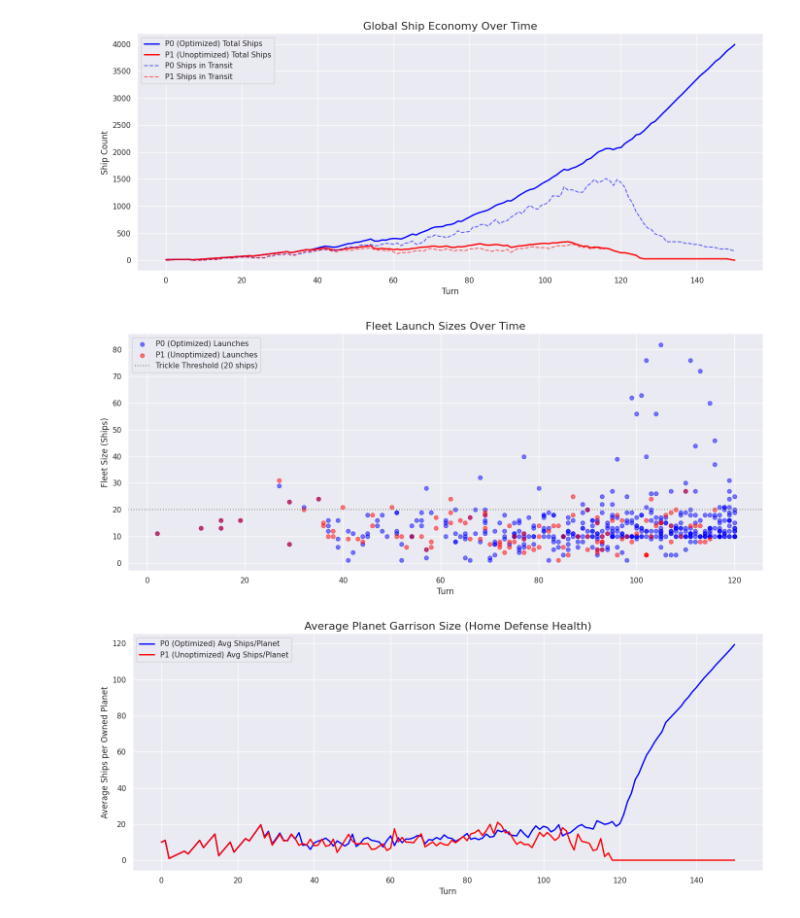
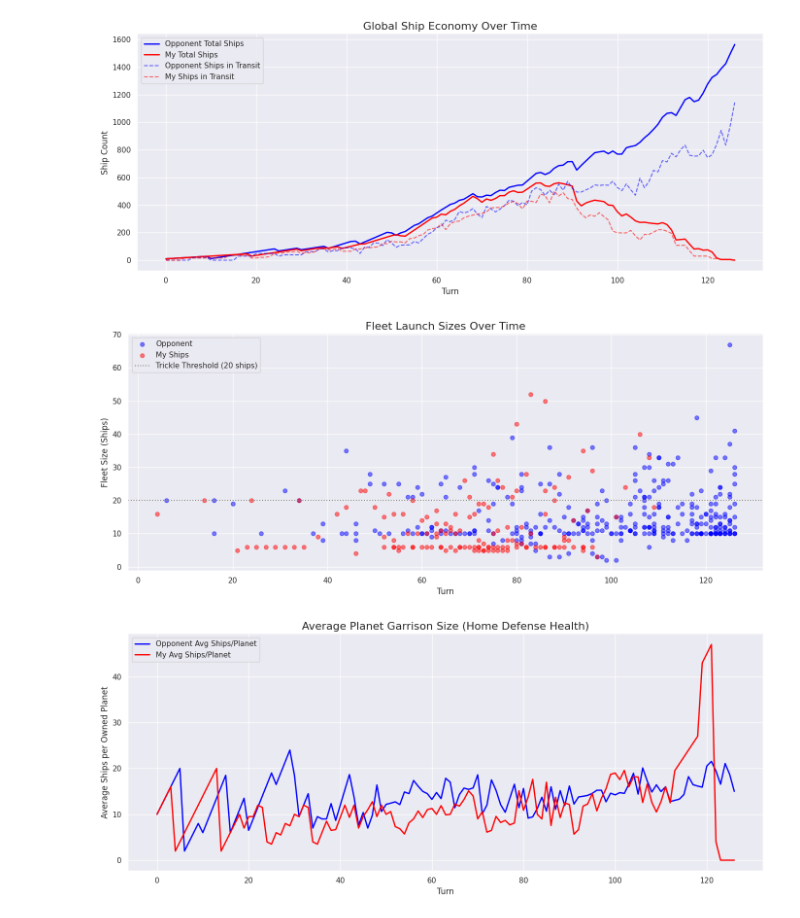
Before and after one commit to S4K50M/OrbitWars, a Jupyter notebook: eda/eda_replay.ipynb, the cells around one changed output. Saved outputs shown, nothing was run; the diff lists cells and outputs as text; code cells hidden in the pictures.

```diff
--- a/eda/eda_replay.ipynb
+++ b/eda/eda_replay.ipynb
@@ -37,7 +37,7 @@ def load_replay(filepath):
         return None
 
 # Make sure this path exactly matches where your script saved the file!
-steps = load_replay("../replays/replay_match_1_2-player_seed281258.html")
+steps = load_replay("../replays/match_3_1v1Duel_seed649922.html")
 
 if steps is not None:
     print(f"Successfully loaded {len(steps)} turns.")
@@ -99,11 +99,11 @@ df_launches = pd.DataFrame(fleet_launches)
 # %%
 plt.figure(figsize=(14, 6))
 
-plt.plot(df_eco['turn'], df_eco['P0_Total'], label='P0 (Optimized) Total Ships', color='blue', linewidth=2)
-plt.plot(df_eco['turn'], df_eco['P1_Total'], label='P1 (Unoptimized) Total Ships', color='red', linewidth=2)
+plt.plot(df_eco['turn'], df_eco['P1_Total'], label='Opponent Total Ships', color='blue', linewidth=2)
+plt.plot(df_eco['turn'], df_eco['P0_Total'], label='My Total Ships', color='red', linewidth=2)
 
-plt.plot(df_eco['turn'], df_eco['P0_Fleets'], label='P0 Ships in Transit', color='blue', linestyle='--', alpha=0.6)
-plt.plot(df_eco['turn'], df_eco['P1_Fleets'], label='P1 Ships in Transit', color='red', linestyle='--', alpha=0.6)
+plt.plot(df_eco['turn'], df_eco['P1_Fleets'], label='Opponent Ships in Transit', color='blue', linestyle='--', alpha=0.6)
+plt.plot(df_eco['turn'], df_eco['P0_Fleets'], label='My Ships in Transit', color='red', linestyle='--', alpha=0.6)
 
 plt.title('Global Ship Economy Over Time', fontsize=16)
 plt.xlabel('Turn', fontsize=12)
@@ -112,7 +112,7 @@ plt.legend()
 plt.tight_layout()
 plt.show()
 # %% [output]
-[figure, old version]
+[figure, new version]
 # %%
 plt.figure(figsize=(14, 6))
 
@@ -120,8 +120,8 @@ plt.figure(figsize=(14, 6))
 p0_launches = df_launches[df_launches['owner'] == 0]
 p1_launches = df_launches[df_launches['owner'] == 1]
 
-plt.scatter(p0_launches['turn'], p0_launches['ships'], color='blue', alpha=0.5, label='P0 (Optimized) Launches')
-plt.scatter(p1_launches['turn'], p1_launches['ships'], color='red', alpha=0.5, label='P1 (Unoptimized) Launches')
+plt.scatter(p1_launches['turn'], p1_launches['ships'], color='blue', alpha=0.5, label='Opponent')
+plt.scatter(p0_launches['turn'], p0_launches['ships'], color='red', alpha=0.5, label='My Ships')
 
 # Add a threshold line to highlight "trickle" fleets
 plt.axhline(y=20, color='gray', linestyle=':', label='Trickle Threshold (20 ships)')
@@ -133,37 +133,37 @@ plt.legend()
 plt.tight_layout()
 plt.show()
 # %% [output]
-[figure, old version]
+[figure, new version]
 # %%
 # Cell: Planet Garrison Health Over Time
 garrison_data = []
 
 for turn_idx, step in enumerate(steps):
     obs = step[0]['observation']
     planets = obs['planets']
 
     p0_planets = [p[5] for p in planets if p[1] == 0]
     p1_planets = [p[5] for p in planets if p[1] == 1]
 
     garrison_data.append({
         'turn': turn_idx,
         'P0_Avg_Garrison': sum(p0_planets) / len(p0_planets) if p0_planets else 0,
         'P1_Avg_Garrison': sum(p1_planets) / len(p1_planets) if p1_planets else 0,
     })
 
 df_garrison = pd.DataFrame(garrison_data)
 
 plt.figure(figsize=(14, 6))
-plt.plot(df_garrison['turn'], df_garrison['P0_Avg_Garrison'], label='P0 (Optimized) Avg Ships/Planet', color='blue', linewidth=2)
-plt.plot(df_garrison['turn'], df_garrison['P1_Avg_Garrison'], label='P1 (Unoptimized) Avg Ships/Planet', color='red', linewidth=2)
+plt.plot(df_garrison['turn'], df_garrison['P1_Avg_Garrison'], label='Opponent Avg Ships/Planet', color='blue', linewidth=2)
+plt.plot(df_garrison['turn'], df_garrison['P0_Avg_Garrison'], label='My Avg Ships/Planet', color='red', linewidth=2)
 plt.title('Average Planet Garrison Size (Home Defense Health)', fontsize=16)
 plt.xlabel('Turn', fontsize=12)
 plt.ylabel('Average Ships per Owned Planet', fontsize=12)
 plt.legend()
 plt.tight_layout()
 plt.show()
 # %% [output]
-[figure, old version]
+[figure, new version]
 # %%
 # Cell: Fleet Travel Distance Approximation
 travel_data = []
```
Also changed, not shown: parts of 9 cells of this notebook, 3 other files.
